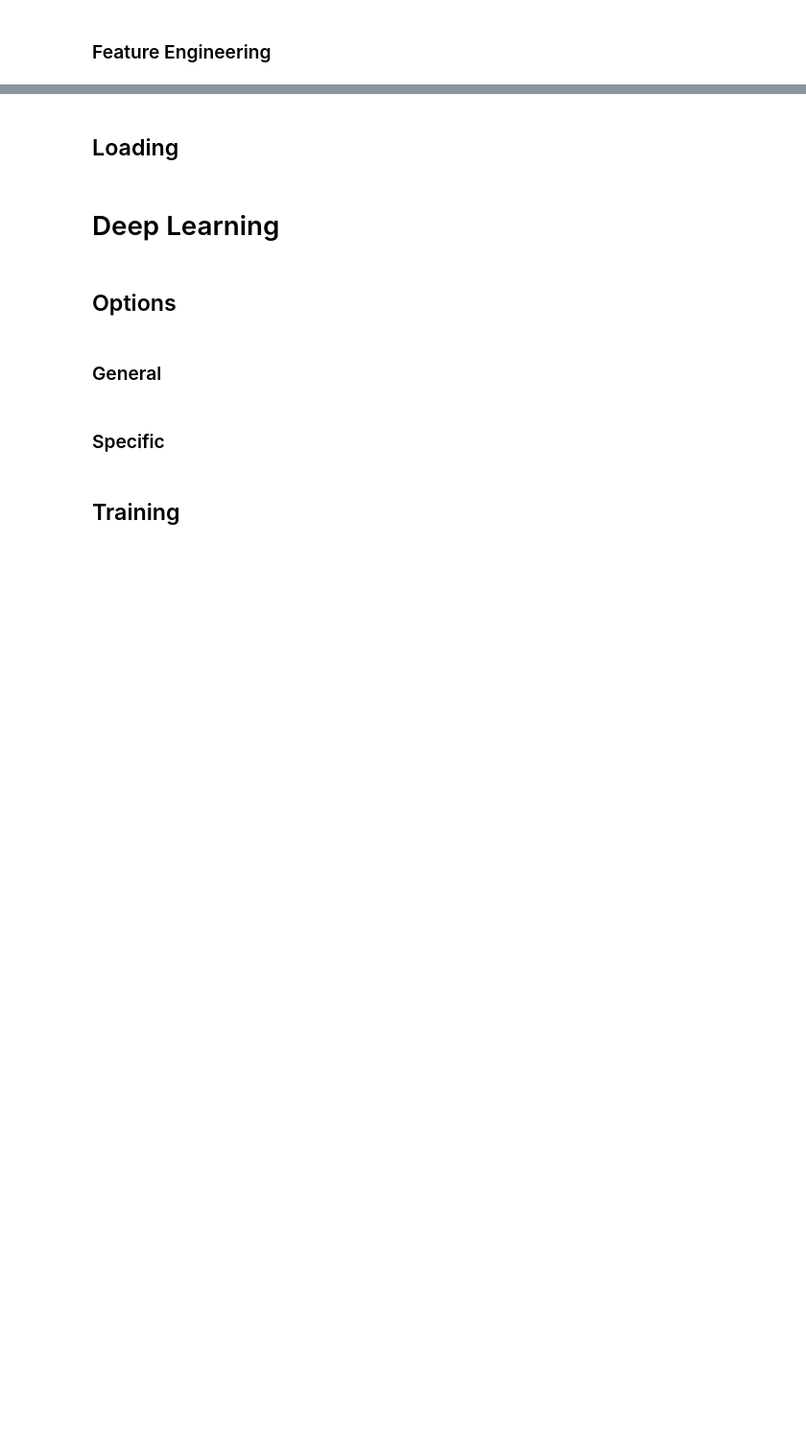
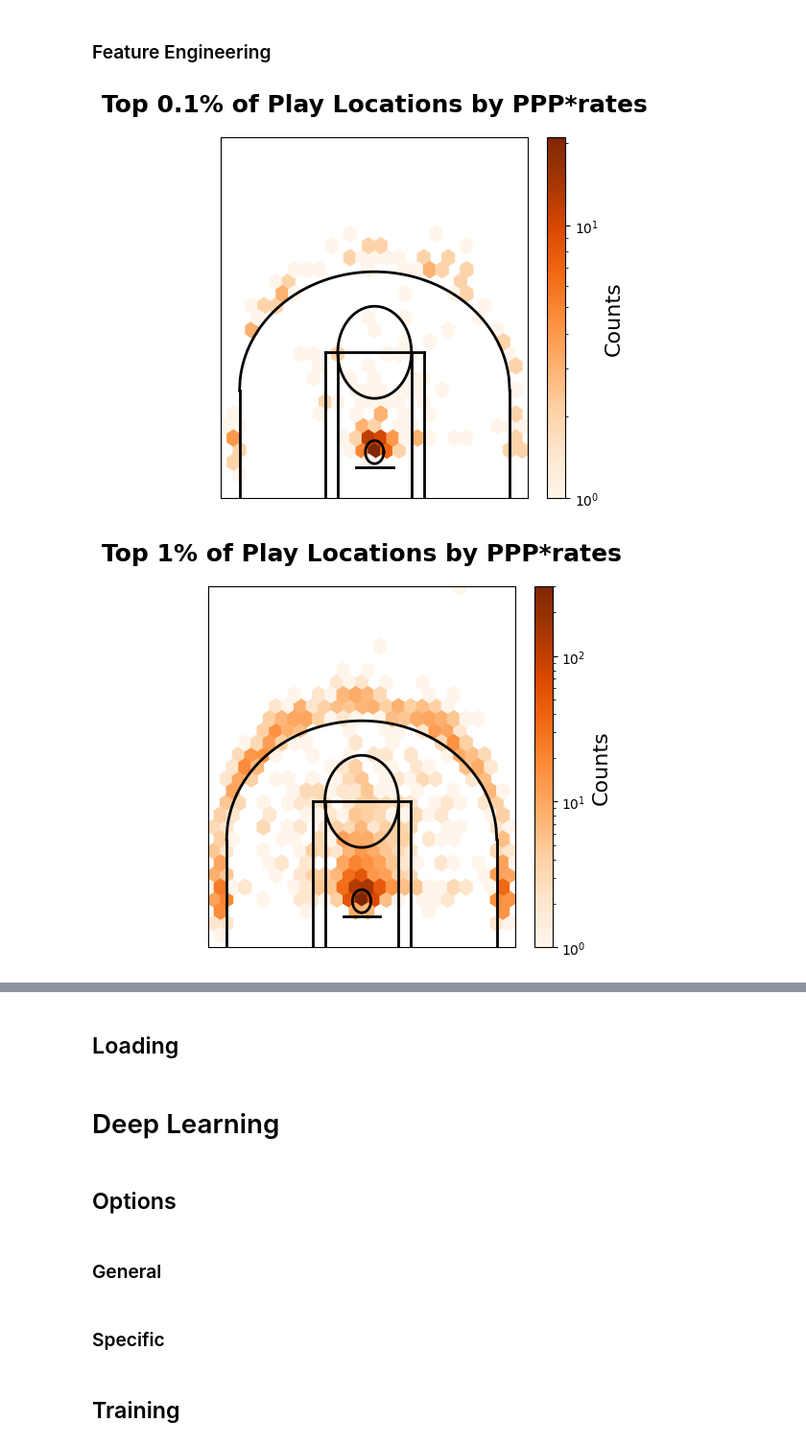
Before and after one commit to ipitio/bronte, a Jupyter notebook: bronte.ipynb, the cells around one changed output, grey strips where cells are left out. Shown at 96% size. Drawn from its saved outputs; the diff is of its cells as text; code cells hidden in the pictures; blank space fills up the shorter version.

```diff
--- a/bronte.ipynb
+++ b/bronte.ipynb
@@ -368,31 +383,34 @@ cols_to_remove = [
     "clock",
     "num_shots",
     "num_made",
     "num_off_rebounds",
     "num_transition_opps",
     "Possessions",
     "description",
     "is_turnover_live_ball",
     "TOV_total",
     "Player-additional",
 ]
 
 # Drop the listed columns
 df.drop(columns=cols_to_remove, inplace=True, errors="ignore")
 
 # Coerce scoreVal to int
-df["scoreVal"] = df["scoreVal"].round().astype(int)
+df["scoreVal"] = df["scoreVal"].astype(float).round().astype(int)
 
 # Plot the top plays by PPP*rates
 for percent in [1e-1, 1, 1e1]:
     for col in ["PPP*rates"]:
         filtered = df[df["xLegacy"] != 0]
         filtered = filtered[filtered["yLegacy"] != 0]
         sorted = filtered.sort_values(by=col, ascending=False).reset_index(drop=True)
         sorted["rank"] = (sorted.index + 1) / len(sorted) * 100
         sorted = sorted[sorted["rank"] <= percent]
         plot_court(
             (sorted["xLegacy"], sorted["yLegacy"]),
             f"Top {percent}% of Play Locations by {col}",
             path,
         )
+# %% [output]
+[figure, added]
+[figure, added]
```
Also changed, not shown: parts of 6 cells of this notebook, 6 other files.
